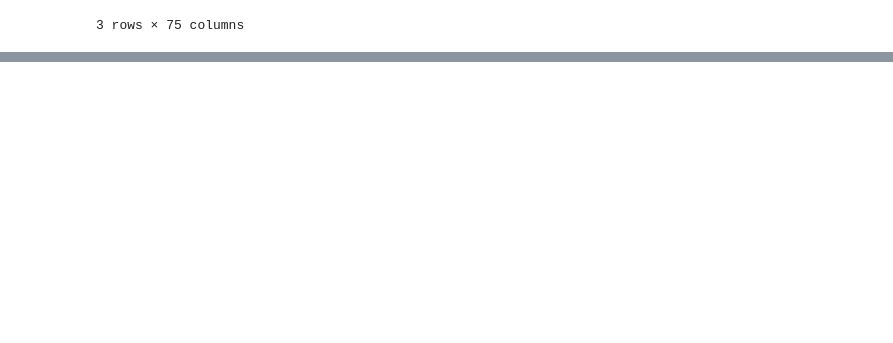
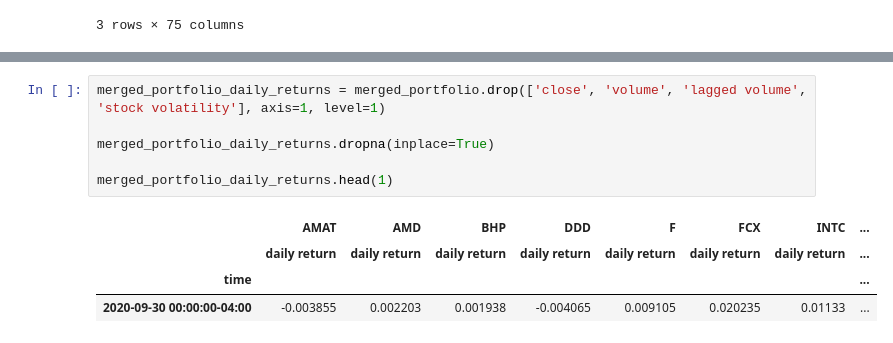
Before and after one commit to ForrestSurles/project_02, a Jupyter notebook: Alpaca_Stock_Info.ipynb, the cells around one changed output, grey strips where cells are left out. Cells and saved outputs as stored; diff of their text form; blank space fills up the shorter version.

```diff
--- a/Alpaca_Stock_Info.ipynb
+++ b/Alpaca_Stock_Info.ipynb
@@ -324,0 +348,11 @@ merged_portfolio_TSM_corr.corr()
+# %%
+merged_portfolio_daily_returns = merged_portfolio.drop(['close', 'volume', 'lagged volume', 'stock volatility'], axis=1, level=1)
+
+merged_portfolio_daily_returns.dropna(inplace=True)
+
+merged_portfolio_daily_returns.head(1)
+# %% [output]
+|  | AMAT | AMD | BHP | DDD | F | FCX | INTC | ... |
+|  | daily return | daily return | daily return | daily return | daily return | daily return | daily return | ... |
+| time |  |  |  |  |  |  |  | ... |
+| 2020-09-30 00:00:00-04:00 | -0.003855 | 0.002203 | 0.001938 | -0.004065 | 0.009105 | 0.020235 | 0.01133 | ... |
```
Also changed, not shown: parts of 10 cells of this notebook.
